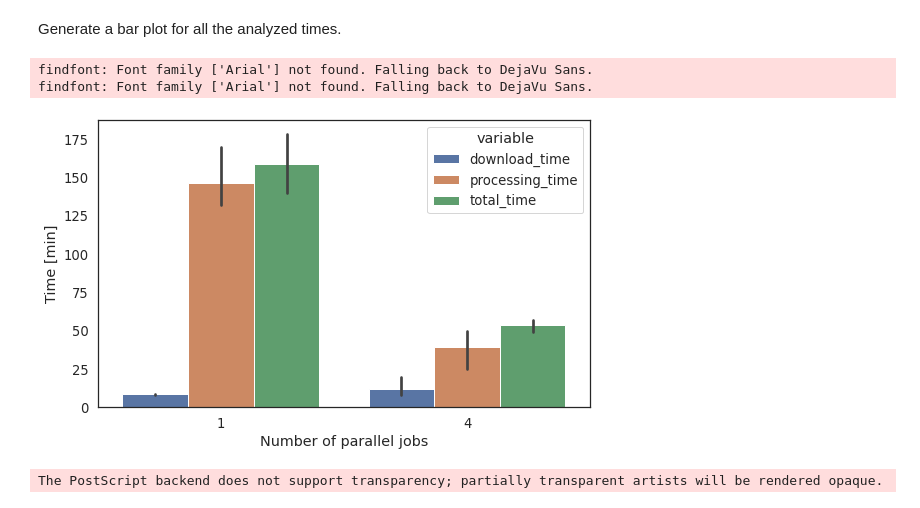
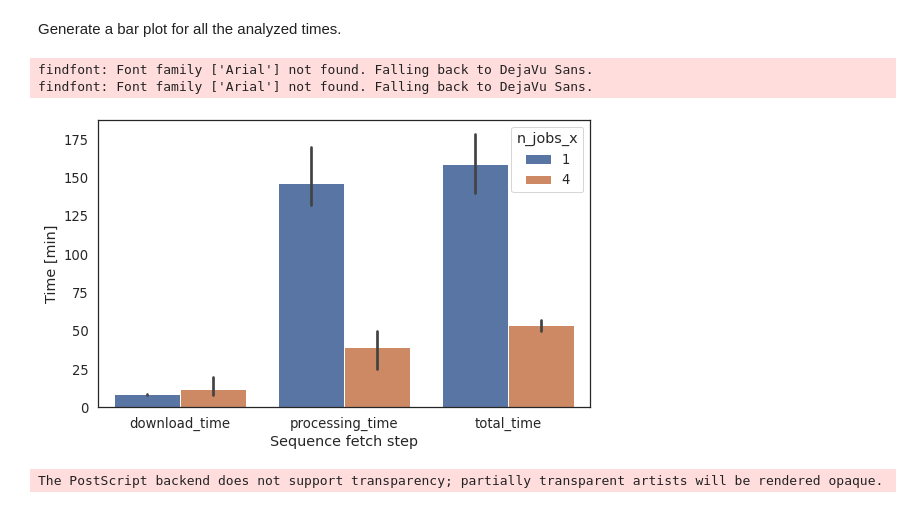
Before and after one commit to bokulich-lab/q2-fondue-examples, a Jupyter notebook: parallelization_test/parallelization-benchmark.ipynb, the cells around one changed output. Saved outputs shown, nothing was run; the diff lists cells and outputs as text; code cells hidden in the pictures.

```diff
--- a/parallelization_test/parallelization-benchmark.ipynb
+++ b/parallelization_test/parallelization-benchmark.ipynb
@@ -172,25 +172,25 @@ Generate a bar plot for all the analyzed times.
 # %%
 sns.set(rc={'figure.figsize':(8, 5), 'font.family': ['Arial']}, style='white')
 with sns.plotting_context("notebook", font_scale=1.2):
     fig = plt.figure()
     ax = fig.add_subplot(111)
 
     sns.barplot(
-        x="n_jobs_x",
+        x="variable",
         y="value",
-        hue='variable',
+        hue='n_jobs_x',
         data=results_all_melt,
         ax=ax,
     )
 
-    ax.set_xlabel(f'Number of parallel jobs')
+    ax.set_xlabel(f'Sequence fetch step')
     ax.set_ylabel(f'Time [min]')
 
     plt.tight_layout()
 # %% [output]
 findfont: Font family ['Arial'] not found. Falling back to DejaVu Sans.
 findfont: Font family ['Arial'] not found. Falling back to DejaVu Sans.
-[figure, old version]
+[figure, new version]
 # %%
 fig.savefig('parallelization_test.eps')
 # %% [output]
```
